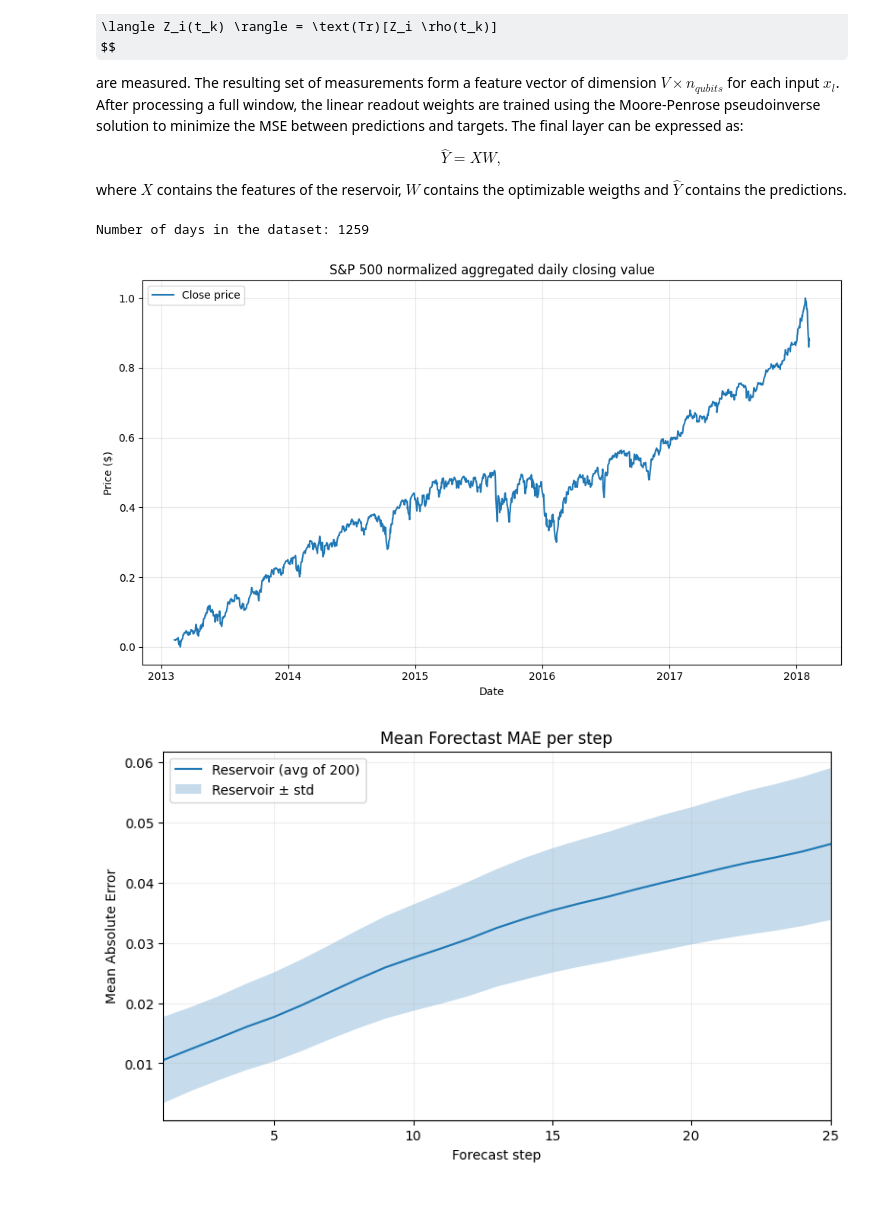
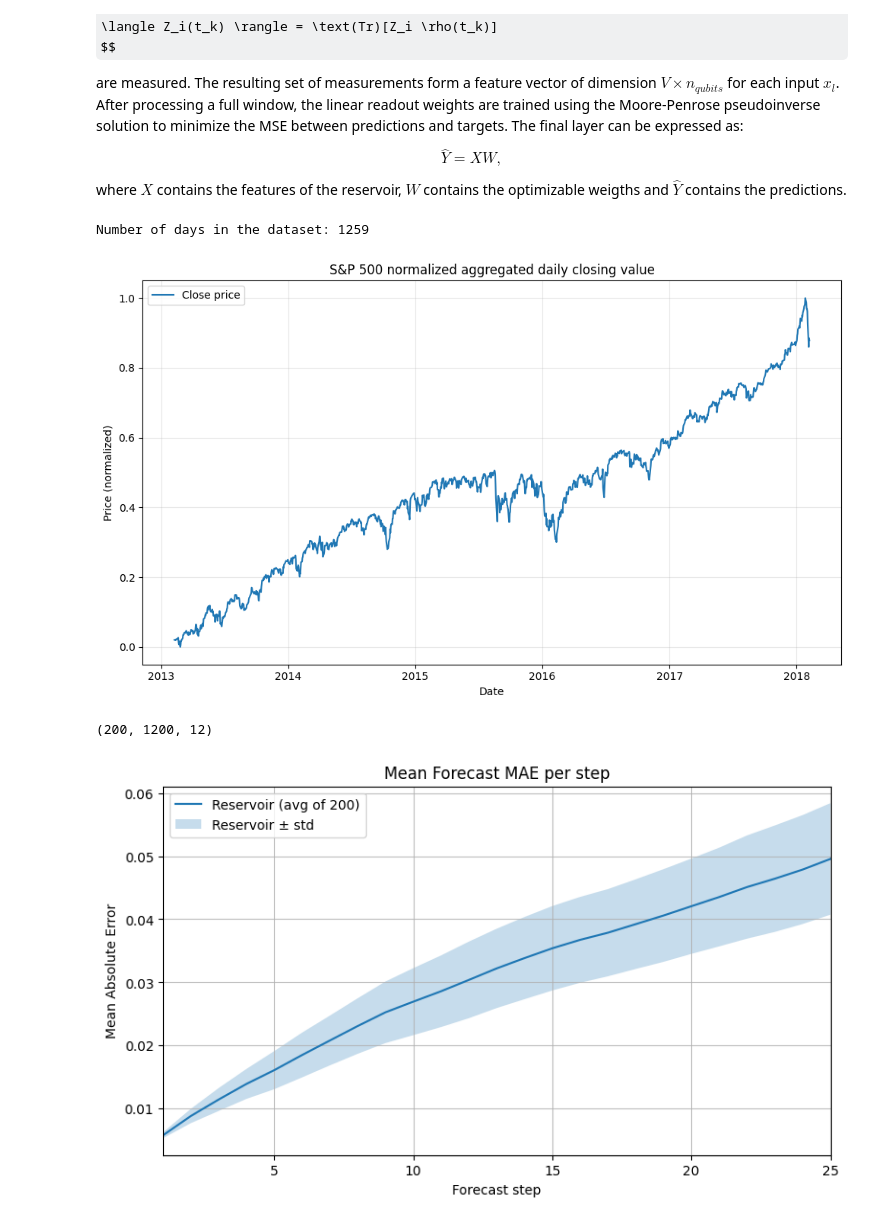
Before and after one commit to mariomeendezz/Multivariate-Forecasting-with-Quantum-Reservoirs, a Jupyter notebook: main.ipynb, the cells around one changed output. Cells and saved outputs as stored; diff of their text form; code cells hidden in the pictures; some formulas as TeX source.

```diff
--- a/main.ipynb
+++ b/main.ipynb
@@ -81,9 +81,9 @@ df = df.groupby("date").agg(
 )
 
 # Normalize
-min = df["close"].min()
-max = df["close"].max()
-df["close"] = (df["close"] - min) / (max - min)
+min_price = df["close"].min()
+max_price = df["close"].max()
+df["close"] = (df["close"] - min_price) / (max_price - min_price)
 
 # Get the number of rows
 n_days = df.shape[0]
@@ -98,7 +98,7 @@ ax.xaxis.set_major_locator(mdates.YearLocator())
 ax.xaxis.set_major_formatter(mdates.DateFormatter("%Y"))
 
 plt.title("S&P 500 normalized aggregated daily closing value")
-ax.set_ylabel("Price ($)")
+ax.set_ylabel("Price (normalized)")
 ax.set_xlabel("Date")
 ax.legend()
 ax.grid(alpha=0.3)
@@ -107,7 +107,7 @@ plt.tight_layout()
 plt.show()
 # %% [output]
 Number of days in the dataset: 1259
-[figure, old version]
+[figure, new version]
 # %%
 # ===============================================================
 # DEFINE DATA AND QUANTUM OBJECTS
@@ -195,6 +194,7 @@ for seed in range(n_seeds):
 reservoir_features_list = []
 
 for U in U_list:
+  U_dag = U.dag()
   rho = initial_rho.copy()
   reservoir_features = []
 
@@ -215,7 +215,7 @@ for U in U_list:
 
     # Evolve state and measure for each virtual node
     for node in range(n_vnodes):
-      rho = U * rho * U.dag() # Evolve with virtual_dt timestep
+      rho = U * rho * U_dag  # Evolve with virtual_dt timestep
 
       # "n_qubits" measurements
       measurements = [
@@ -235,6 +235,10 @@ for U in U_list:
   )
 
   reservoir_features_list.append(reservoir_features)
+
+print(np.array(reservoir_features_list).shape)
+# %% [output]
+(200, 1200, 12)
 # %%
 # ===============================================================
 # DEFINE A FUNCTION TO CREATE THE TRAINING SEQUENCES
@@ -248,7 +252,7 @@ def create_training_sequences(
     horizon_size: int
 ) -> tuple[np.ndarray, np.ndarray]:
   """
-  Creates the training sequences for the lineal readout.
+  Creates the training sequences for the linear readout.
   """
   X_train = []
   y_train = []
@@ -282,25 +286,37 @@ for reservoir_features in reservoir_features_list:
     # X_train.shape == (n_samples, 48)
     # y_train.shape == (n_samples, 25)
 
+    X_train_bias = np.column_stack([
+      np.ones(len(X_train)),
+      X_train
+    ])
+
     # Pseudoinverse
-    X_pinv = np.linalg.pinv(X_train) # (48, n_samples)
+    X_pinv = np.linalg.pinv(X_train_bias) # (48, n_samples)
     W = X_pinv @ y_train # (48, 25)
 
     # Get the predictions
     X_test = reservoir_features[t - window_size + 1:t + 1] # (4, 12)
     X_test = X_test.reshape(1, -1) # (1, 48)
 
+    X_test_bias = np.column_stack([
+      np.ones(len(X_test)),
+      X_test
+    ])
+
     y_test = data[t + 1:t + horizon_size + 1].reshape(1, -1)
 
-    y_pred = X_test @ W # (1, 25)
+    y_pred = X_test_bias @ W # (1, 25)
 
-    mae = np.abs(y_pred - y_test).reshape(-1)
+    mae  = np.abs(y_pred - y_test).reshape(-1)
+    mae_t = mae.mean()
 
     # Save the results
     results_t[t] = {
         "y_pred": y_pred,
         "y_test": y_test,
-        "mae": mae
+        "mae": mae,
+        "mae_t": mae_t
     }
 
   results_seed.append(results_t)
@@ -321,38 +337,33 @@ mae_values = np.array([
 # Average and std through the timestep
 mae_per_seed = mae_values.mean(axis=1)
 
 mean_mae_per_step = mae_per_seed.mean(axis=0)
 std_mae_per_step = mae_per_seed.std(axis=0, ddof=1)
 
-# sem_mae_per_step = std_mae_per_step / np.sqrt(n_seeds)
-# ci95 = 1.96 * sem_mae_per_step
-# lower_bound = mean_mae_per_step - ci95
-# upper_bound = mean_mae_per_step + ci95
-
 lower_bound = mean_mae_per_step - std_mae_per_step
 upper_bound = mean_mae_per_step + std_mae_per_step
 
 # Plot results
 forecast_steps = np.arange(1, horizon_size + 1)
 plt.figure(figsize=((9, 5)))
 plt.plot(
     forecast_steps,
     mean_mae_per_step,
-    label="Reservoir (avg of 200)"
+    label=f"Reservoir (avg of {n_seeds})"
 )
 plt.fill_between(
     forecast_steps,
     lower_bound,
     upper_bound,
     alpha=0.25,
     label="Reservoir ± std"
 )
 plt.title("Mean Forecast MAE per step")
 plt.xlabel("Forecast step")
 plt.ylabel("Mean Absolute Error")
 plt.xlim(1, 25)
-plt.grid(alpha=0.2)
+plt.grid(alpha=0.8)
 plt.legend()
 plt.show()
 # %% [output]
-[figure, old version]
+[figure, new version]
```
Also changed, not shown: parts of 1 cell of this notebook.
